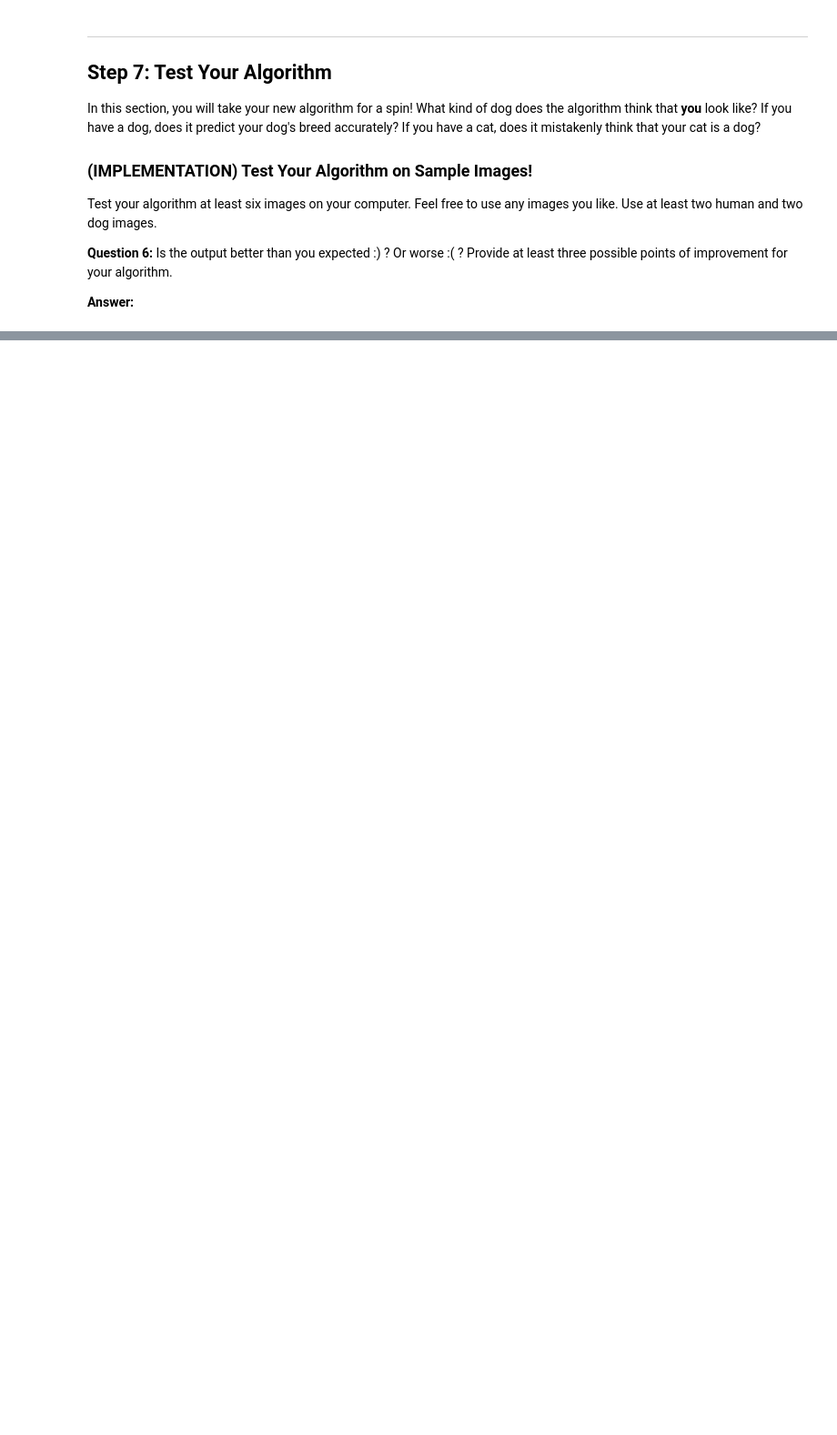
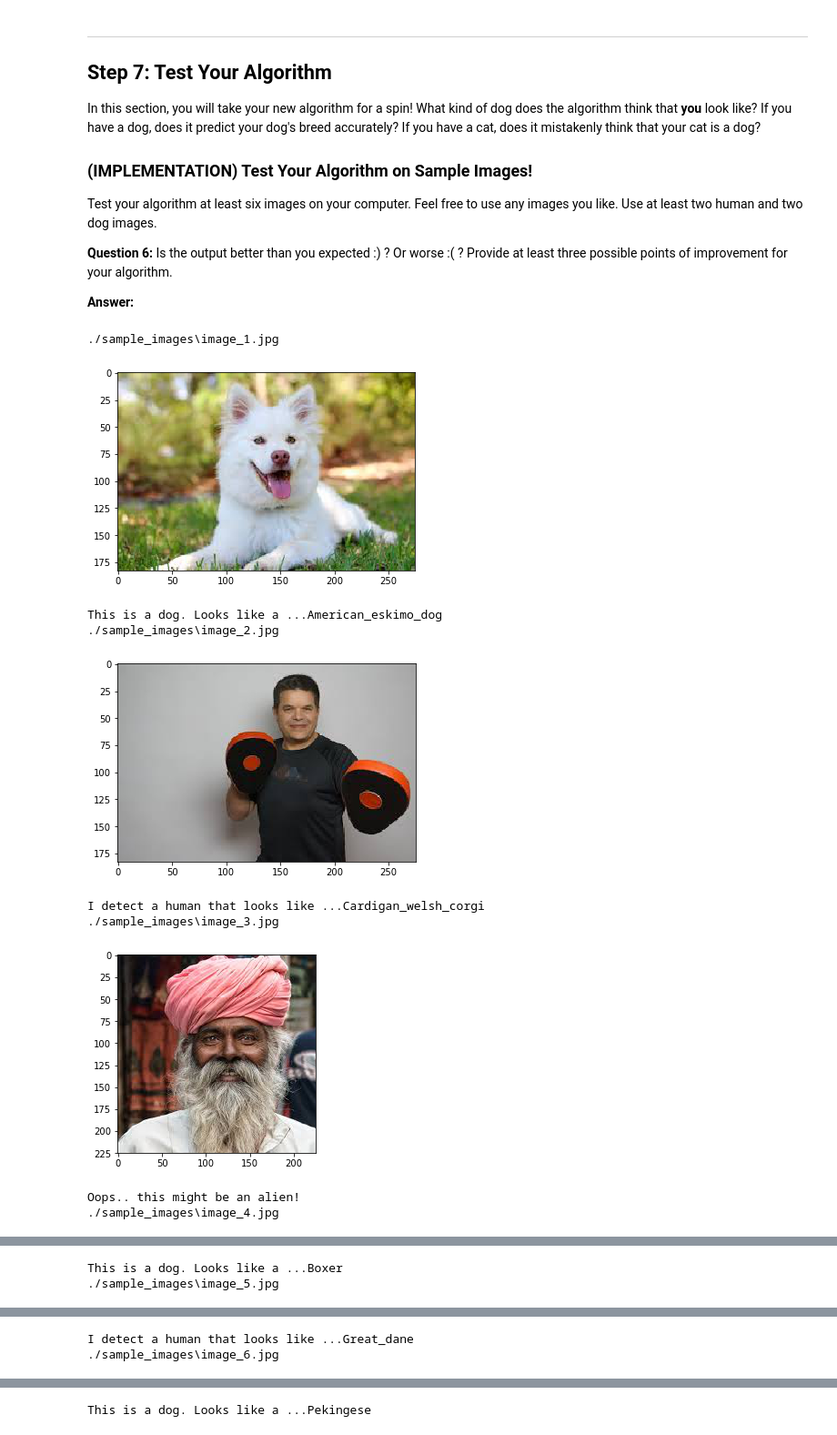
Before and after one commit to akshatamohanty/udacity-ai-nanodegree, a Jupyter notebook: dog_app.ipynb, the cells around one changed output, grey strips where cells are left out. Shown at 91% size. Saved outputs shown, nothing was run; the diff lists cells and outputs as text; code cells hidden in the pictures; blank space fills up the shorter version.

```diff
--- a/dog_app.ipynb
+++ b/dog_app.ipynb
@@ -492,14 +487,14 @@ from keras.callbacks import ModelCheckpoint
 
 ### TODO: specify the number of epochs that you would like to use to train the model.
 
-epochs = 3
+epochs=5
 
 ### Do NOT modify the code below this line.
 
 checkpointer = ModelCheckpoint(filepath='saved_models/weights.best.from_scratch.hdf5',
                                verbose=1, save_best_only=True)
 
-model.fit(train_tensors, train_targets[:1000],
+model.fit(train_tensors, train_targets,
           validation_data=(valid_tensors, valid_targets),
           epochs=epochs, batch_size=20, callbacks=[checkpointer], verbose=1)
 # %% [output]
@@ -559,0 +547,16 @@ _________________________________________________________________
+# %%
+VGG16_model = Sequential()
+
+### a convulational layer with 16 filters
+VGG16_model.add(Conv2D(filters=16, kernel_size=2, padding='same', activation='relu', input_shape=train_VGG16.shape[1:]))
+
+### flatten array to connect to dense layer
+VGG16_model.add(Flatten())
+
+### create a fully connected network a rely activation
+VGG16_model.add(Dense(500, activation='relu'))
+
+### add a softmax activation dense layer to get probability values against all 133 breeds
+VGG16_model.add(Dense(133, activation='softmax'))
+
+VGG16_model.summary()
@@ -663,7 +683,10 @@ __Answer:__
 # %%
 ### TODO: Define your architecture.
 Resnet50_model = Sequential()
-Resnet50_model.add(GlobalAveragePooling2D(input_shape=train_Resnet50.shape[1:]))
+
+Resnet50_model.add(Flatten(input_shape=train_Resnet50.shape[1:]))
+Resnet50_model.add(Dense(500, activation='relu'))
+Resnet50_model.add(Dropout(0.5))
 Resnet50_model.add(Dense(133, activation='softmax'))
 
 Resnet50_model.summary()
@@ -814,19 +843,32 @@ __Question 6:__ Is the output better than you expected :) ?  Or worse :( ?  Prov
 
 __Answer:__
 # %%
-## TODO: Execute your algorithm from Step 6 on
-## at least 6 images on your computer.
-## Feel free to use as many code cells as needed.
+from glob import glob
+import matplotlib.pyplot as plt
+import matplotlib.image as mpimg
 
-from glob import glob
-
-## sample_images = glob("./family/*")
-sample_images = ["./family/baba.jpg", "./family/mama.jpg"]
+sample_images = glob("./sample_images/*")
 
 for img in sample_images:
     result = dogOrHuman(img)
+    ### print photo
     print(img)
+    img=mpimg.imread(img)
+    imgplot = plt.imshow(img)
+    plt.show()
+
     if result == -1:
         print("Oops.. this might be an alien!")
     else:
         print(result)
+# %% [output]
+./sample_images\image_1.jpg
+[figure, added]
+This is a dog. Looks like a ...American_eskimo_dog
+./sample_images\image_2.jpg
+[figure, added]
+I detect a human that looks like ...Cardigan_welsh_corgi
+./sample_images\image_3.jpg
+[figure, added]
+Oops.. this might be an alien!
+./sample_images\image_4.jpg
@@ -832,0 +876,2 @@ for img in sample_images:
+This is a dog. Looks like a ...Boxer
+./sample_images\image_5.jpg
@@ -832,0 +879,2 @@ for img in sample_images:
+I detect a human that looks like ...Great_dane
+./sample_images\image_6.jpg
@@ -832,0 +882 @@ for img in sample_images:
+This is a dog. Looks like a ...Pekingese
```
Also changed, not shown: parts of 20 cells of this notebook, 8 other files.
